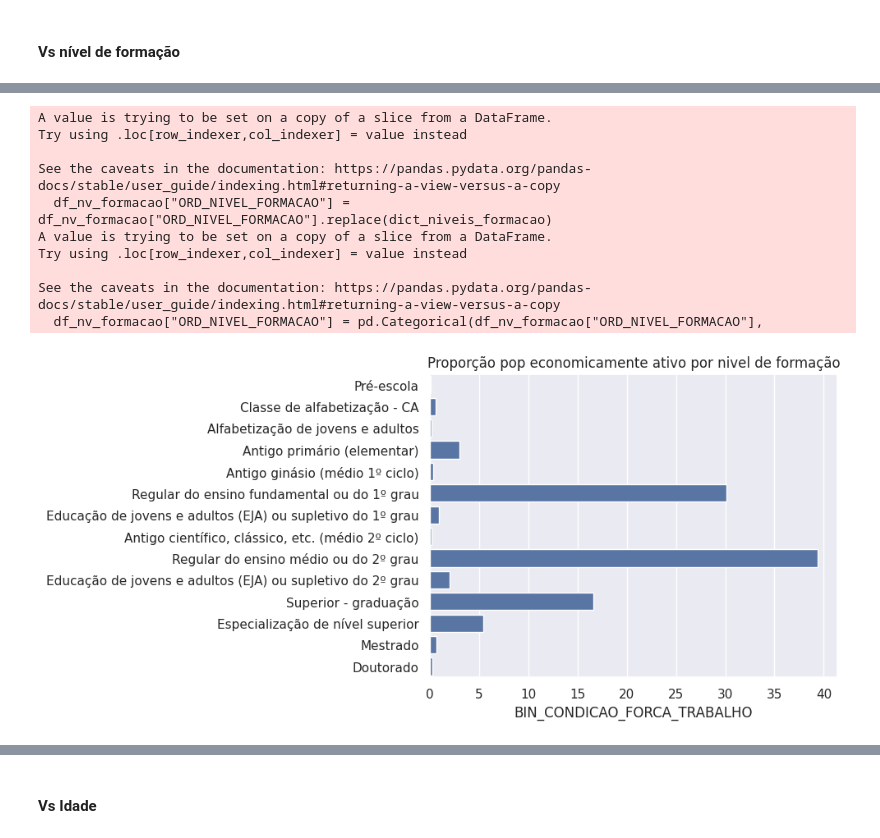
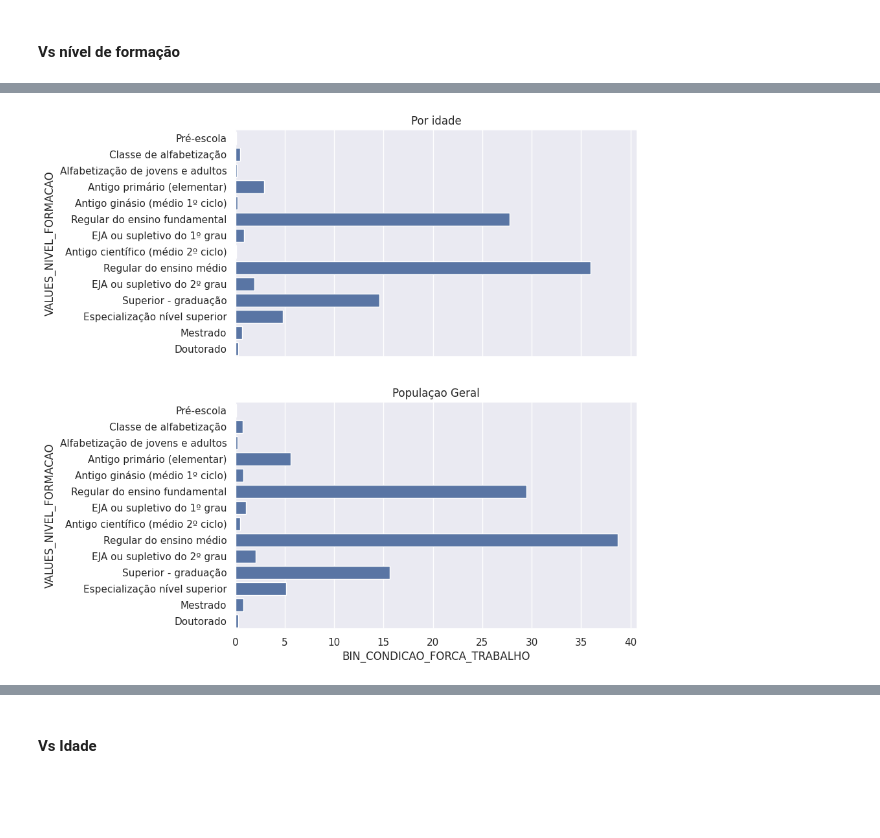
Before and after one commit to kalebemaiaa/econometria, a Jupyter notebook: analise_variaveis.ipynb, the cells around one changed output, grey strips where cells are left out. Cells and saved outputs as stored; diff of their text form; code cells hidden in the pictures; blank space fills up the shorter version.

```diff
--- a/analise_variaveis.ipynb
+++ b/analise_variaveis.ipynb
@@ -99,48 +144,22 @@ Valores ORD_NIVEL_FORMACAO:
-# %%
-dict_niveis_formacao = {
-    2:	"Pré-escola",
-    3:	"Classe de alfabetização - CA",
-    4:	"Alfabetização de jovens e adultos",
-    5:	"Antigo primário (elementar)",
-    6:	"Antigo ginásio (médio 1º ciclo)",
-    7:	"Regular do ensino fundamental ou do 1º grau",
-    8:	"Educação de jovens e adultos (EJA) ou supletivo do 1º grau",
-    9:	"Antigo científico, clássico, etc. (médio 2º ciclo)",
-    10:	"Regular do ensino médio ou do 2º grau",
-    11:	"Educação de jovens e adultos (EJA) ou supletivo do 2º grau",
-    12:	"Superior - graduação",
-    13:	"Especialização de nível superior",
-    14:	"Mestrado",
-    15:	"Doutorado",
-}
-df_nv_formacao = df_economicamente_ativos[["ORD_NIVEL_FORMACAO", "BIN_CONDICAO_FORCA_TRABALHO"]]
-df_nv_formacao["ORD_NIVEL_FORMACAO"] = df_nv_formacao["ORD_NIVEL_FORMACAO"].replace(dict_niveis_formacao)
-ordem_categorica = list(dict_niveis_formacao.values())
-
-
-# Converter para uma categoria ordenada
-df_nv_formacao["ORD_NIVEL_FORMACAO"] = pd.Categorical(df_nv_formacao["ORD_NIVEL_FORMACAO"],
-                                                      categories=ordem_categorica,
-                                                      ordered=True)
-
-sns.barplot(data = df_nv_formacao,
-            y="ORD_NIVEL_FORMACAO",
-            x="BIN_CONDICAO_FORCA_TRABALHO",
-            orient="h",
-            estimator = lambda x: x.sum() * 100/ len(df_economicamente_ativos))
-plt.title("Proporção pop economicamente ativo por nivel de formação")
-plt.ylabel(ylabel=None)
-plt.show()
-# %% [output]
-A value is trying to be set on a copy of a slice from a DataFrame.
-Try using .loc[row_indexer,col_indexer] = value instead
-
-See the caveats in the documentation: https://pandas.pydata.org/pandas-docs/stable/user_guide/indexing.html#returning-a-view-versus-a-copy
-  df_nv_formacao["ORD_NIVEL_FORMACAO"] = df_nv_formacao["ORD_NIVEL_FORMACAO"].replace(dict_niveis_formacao)
-A value is trying to be set on a copy of a slice from a DataFrame.
-Try using .loc[row_indexer,col_indexer] = value instead
-
-See the caveats in the documentation: https://pandas.pydata.org/pandas-docs/stable/user_guide/indexing.html#returning-a-view-versus-a-copy
-  df_nv_formacao["ORD_NIVEL_FORMACAO"] = pd.Categorical(df_nv_formacao["ORD_NIVEL_FORMACAO"],
-[figure, removed]
+# %%
+
+df_nv_formacao = df_by_age_ativos[["VALUES_NIVEL_FORMACAO", "BIN_CONDICAO_FORCA_TRABALHO"]]
+
+fig, axes = plt.subplots(nrows=2, figsize=(8, 10), sharex=True, sharey=True)
+
+sns.barplot(data = df_nv_formacao,
+            y="VALUES_NIVEL_FORMACAO",
+            x="BIN_CONDICAO_FORCA_TRABALHO",
+            orient="h",
+            estimator = lambda x: x.sum() * 100/ len(df_by_age_ativos), ax=axes[0]).set_title("Por idade")
+
+sns.barplot(data= df_economicamente_ativos,
+            y="VALUES_NIVEL_FORMACAO",
+            x="BIN_CONDICAO_FORCA_TRABALHO",
+            orient="h",
+            estimator = lambda x: x.sum() * 100/ len(df_by_age_ativos), ax=axes[1]).set_title("Populaçao Geral")
+
+plt.show()
+# %% [output]
+[figure, added]
 # %%
```
Also changed, not shown: parts of 23 cells of this notebook, 3 other files.
